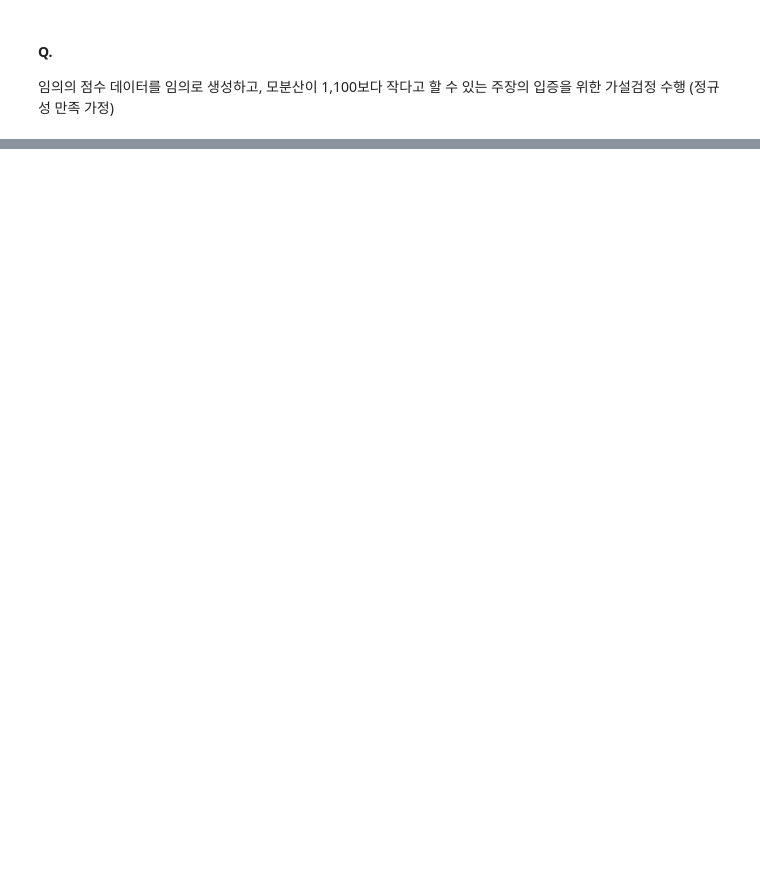
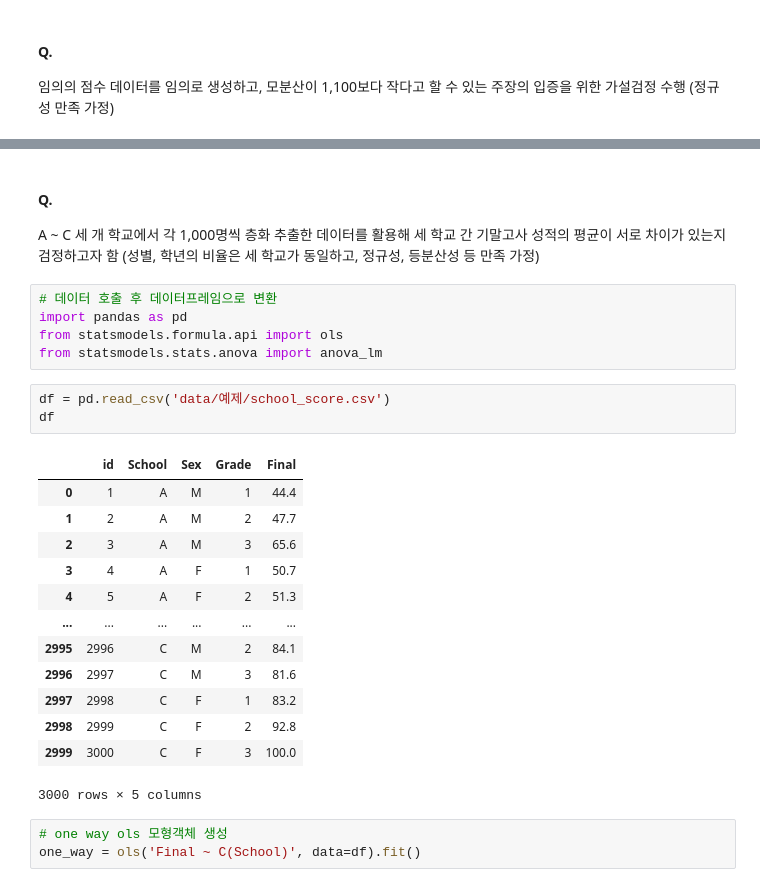
Before and after one commit to kbr1218/dataAnalysisTest, a Jupyter notebook: part03_chap01.ipynb, the cells around one changed output, grey strips where cells are left out. Drawn from its saved outputs; the diff is of its cells as text; blank space fills up the shorter version.

```diff
--- a/part03_chap01.ipynb
+++ b/part03_chap01.ipynb
@@ -296,0 +445,28 @@ TtestResult(statistic=-2.2186641577772956, pvalue=0.046550122110569664, df=12.0)
+# %% [markdown]
+#### Q.
+A ~ C 세 개 학교에서 각 1,000명씩 층화 추출한 데이터를 활용해 세 학교 간 기말고사 성적의 평균이 서로 차이가 있는지 검정하고자 함 (성별, 학년의 비율은 세 학교가 동일하고, 정규성, 등분산성 등 만족 가정)
+# %%
+# 데이터 호출 후 데이터프레임으로 변환
+import pandas as pd
+from statsmodels.formula.api import ols
+from statsmodels.stats.anova import anova_lm
+# %%
+df = pd.read_csv('data/예제/school_score.csv')
+df
+# %% [output]
+|  | id | School | Sex | Grade | Final |
+| 0 | 1 | A | M | 1 | 44.4 |
+| 1 | 2 | A | M | 2 | 47.7 |
+| 2 | 3 | A | M | 3 | 65.6 |
+| 3 | 4 | A | F | 1 | 50.7 |
+| 4 | 5 | A | F | 2 | 51.3 |
+| ... | ... | ... | ... | ... | ... |
+| 2995 | 2996 | C | M | 2 | 84.1 |
+| 2996 | 2997 | C | M | 3 | 81.6 |
+| 2997 | 2998 | C | F | 1 | 83.2 |
+| 2998 | 2999 | C | F | 2 | 92.8 |
+| 2999 | 3000 | C | F | 3 | 100.0 |
+3000 rows × 5 columns
+# %%
+# one way ols 모형객체 생성
+one_way = ols('Final ~ C(School)', data=df).fit()
```
Also changed, not shown: parts of 113 cells of this notebook.
